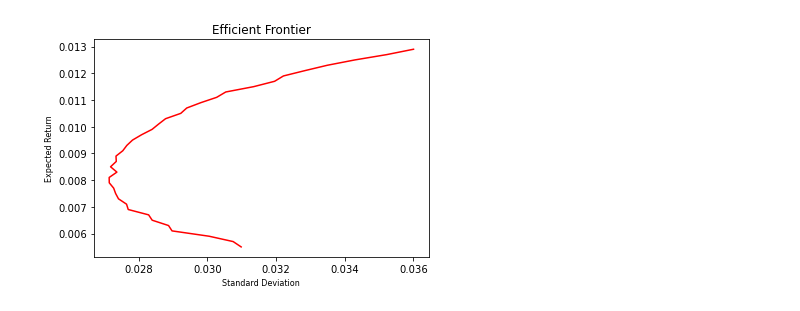
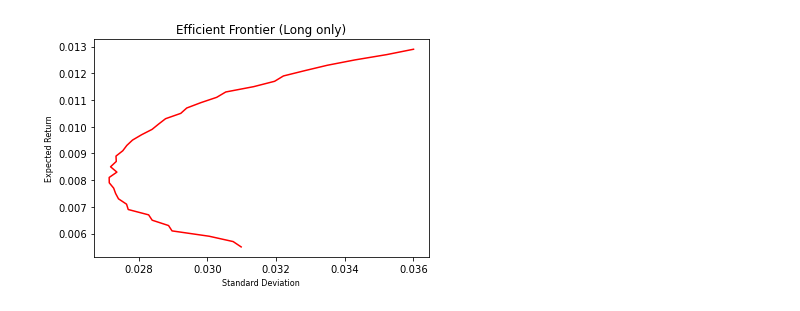
Before and after one commit to johncky/QFNtools, a Jupyter notebook: 1. Long-only efficient frontier.ipynb, the cells around one changed output. Saved outputs shown, nothing was run; the diff lists cells and outputs as text; code cells hidden in the pictures.

```diff
--- a/1. Long-only efficient frontier.ipynb
+++ b/1. Long-only efficient frontier.ipynb
@@ -94,16 +107,16 @@ EF_df.columns = data.columns
 # %%
 # plot the efficient frontier
 # If weightings are bounded to be long-only [0,1], EF will not be smooth
 plot1=plt.figure(1)
 plt.plot(volRange,muRange,color="red")
 plt.xlabel("Standard Deviation",fontsize=8)
 plt.ylabel("Expected Return",fontsize=8)
-plt.title("Efficient Frontier",fontsize=12)
+plt.title("Efficient Frontier (Long only)",fontsize=12)
 
 # save fig
-plt.savefig('Efficient_Frontier(NoRiskFree).png')
+plt.savefig('pic/Efficient_Frontier(NoRiskFree).png')
 # %% [output]
-[figure, old version]
+[figure, new version]
 # %%
 # risk-free rate, same period as return
 rf=0.02/12
```
Also changed, not shown: parts of 5 cells of this notebook, 5 other files.
